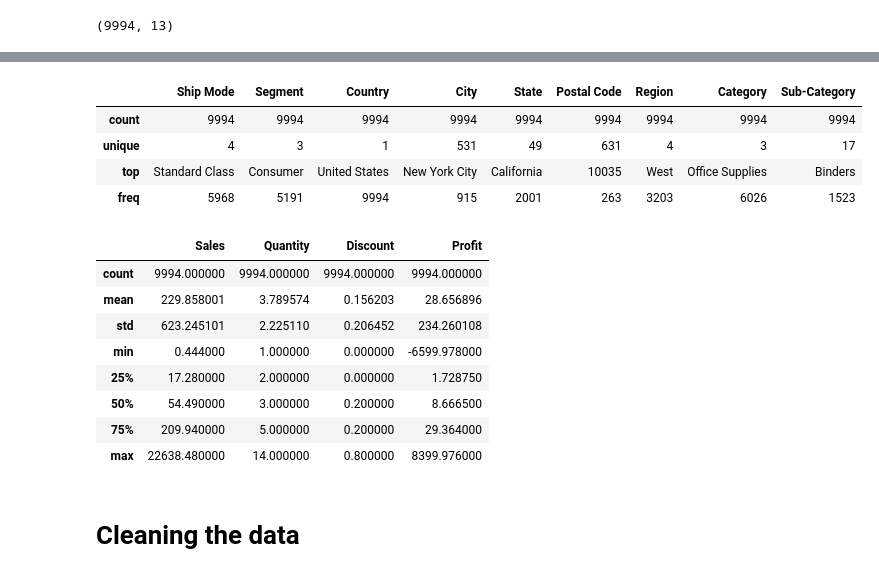
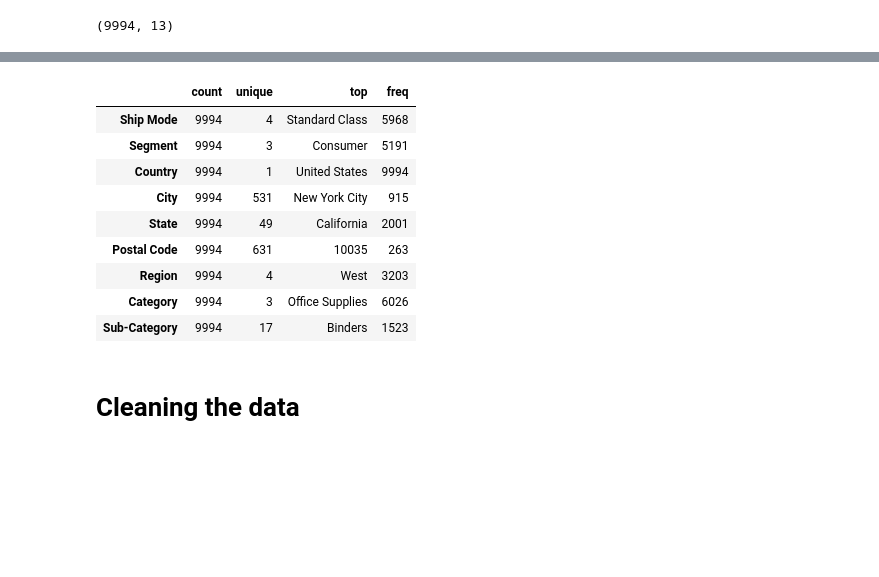
Before and after one commit to Chirag-Naik666/TheSparksFoundation, a Jupyter notebook: TSF_task2.ipynb, the cells around one changed output, grey strips where cells are left out. Cells and saved outputs as stored; diff of their text form; code cells hidden in the pictures; blank space fills up the shorter version.

```diff
--- a/TSF_task2.ipynb
+++ b/TSF_task2.ipynb
@@ -118,25 +92,17 @@ df.describe()
 # %%
-#describe #categorial data
-df.describe(include="object")
+#summary of bject type
+df.describe(include="object").T
 # %% [output]
-|  | Ship Mode | Segment | Country | City | State | Postal Code | Region | Category | Sub-Category |
-| count | 9994 | 9994 | 9994 | 9994 | 9994 | 9994 | 9994 | 9994 | 9994 |
-| unique | 4 | 3 | 1 | 531 | 49 | 631 | 4 | 3 | 17 |
-| top | Standard Class | Consumer | United States | New York City | California | 10035 | West | Office Supplies | Binders |
-| freq | 5968 | 5191 | 9994 | 915 | 2001 | 263 | 3203 | 6026 | 1523 |
+|  | count | unique | top | freq |
+| Ship Mode | 9994 | 4 | Standard Class | 5968 |
+| Segment | 9994 | 3 | Consumer | 5191 |
+| Country | 9994 | 1 | United States | 9994 |
+| City | 9994 | 531 | New York City | 915 |
+| State | 9994 | 49 | California | 2001 |
+| Postal Code | 9994 | 631 | 10035 | 263 |
+| Region | 9994 | 4 | West | 3203 |
+| Category | 9994 | 3 | Office Supplies | 6026 |
+| Sub-Category | 9994 | 17 | Binders | 1523 |
-# %%
-#describe numerical data
-df.describe(exclude="object")
-# %% [output]
-|  | Sales | Quantity | Discount | Profit |
-| count | 9994.000000 | 9994.000000 | 9994.000000 | 9994.000000 |
-| mean | 229.858001 | 3.789574 | 0.156203 | 28.656896 |
-| std | 623.245101 | 2.225110 | 0.206452 | 234.260108 |
-| min | 0.444000 | 1.000000 | 0.000000 | -6599.978000 |
-| 25% | 17.280000 | 2.000000 | 0.000000 | 1.728750 |
-| 50% | 54.490000 | 3.000000 | 0.200000 | 8.666500 |
-| 75% | 209.940000 | 5.000000 | 0.200000 | 29.364000 |
-| max | 22638.480000 | 14.000000 | 0.800000 | 8399.976000 |
 # %% [markdown]
 # Cleaning the data
 # %% [markdown]
```
Also changed, not shown: parts of 14 cells of this notebook.
